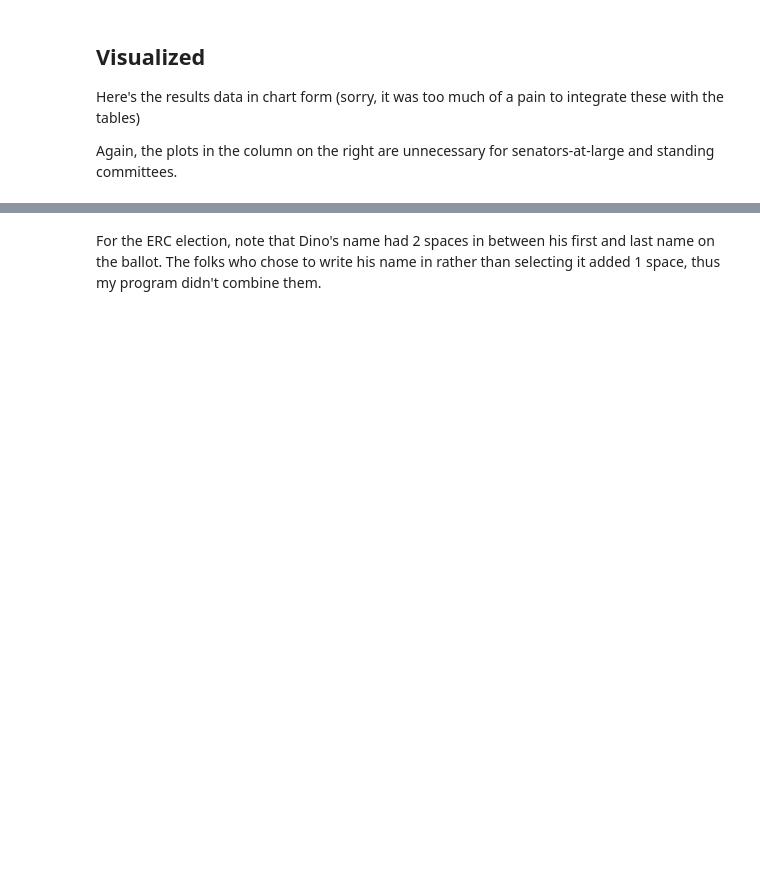
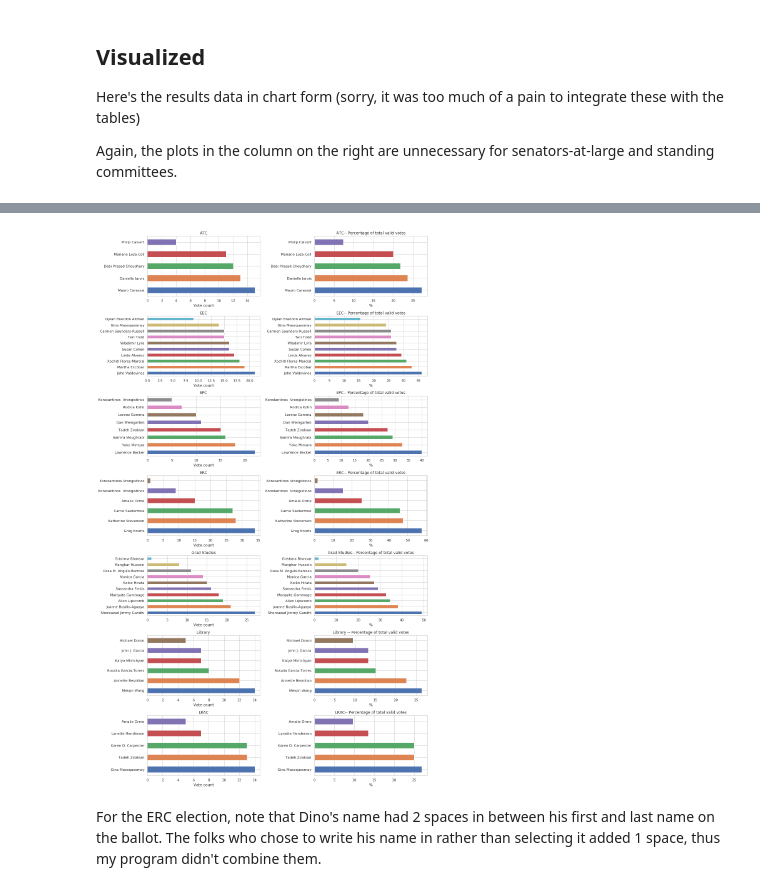
Before and after one commit to AdamSwenson/csun-election-management, a Jupyter notebook: notebooks/2019 Senate Election Management Tools.ipynb, the cells around one changed output, grey strips where cells are left out. Cells and saved outputs as stored; diff of their text form; code cells hidden in the pictures; blank space fills up the shorter version.

```diff
--- a/notebooks/2019 Senate Election Management Tools.ipynb
+++ b/notebooks/2019 Senate Election Management Tools.ipynb
@@ -286,3 +429,7 @@ fig.tight_layout()
+# %%
+plot_results(sc_results, (15, 25))
+# %% [output]
+[figure, added]
 # %% [markdown]
 For the ERC election, note that Dino's name had 2 spaces in between his first and last name on the ballot. The folks who chose to write his name in rather than selecting it added 1 space, thus my program didn't combine them.
 # %% [markdown]
```
Also changed, not shown: parts of 43 cells of this notebook, 3 other files.
